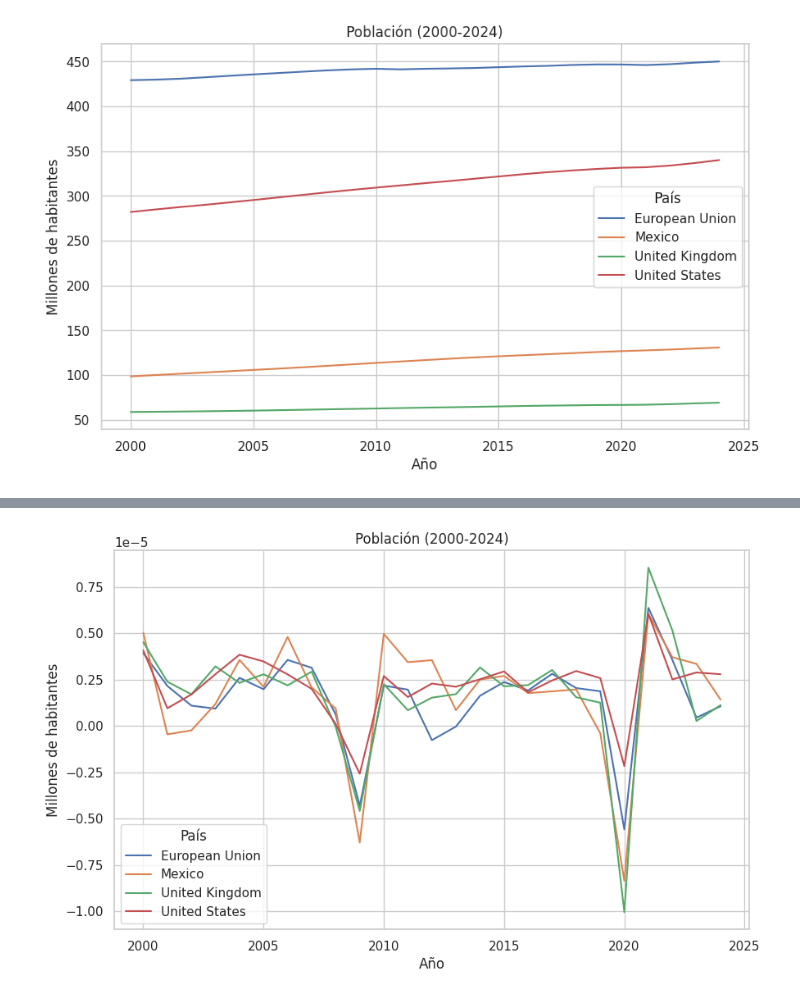
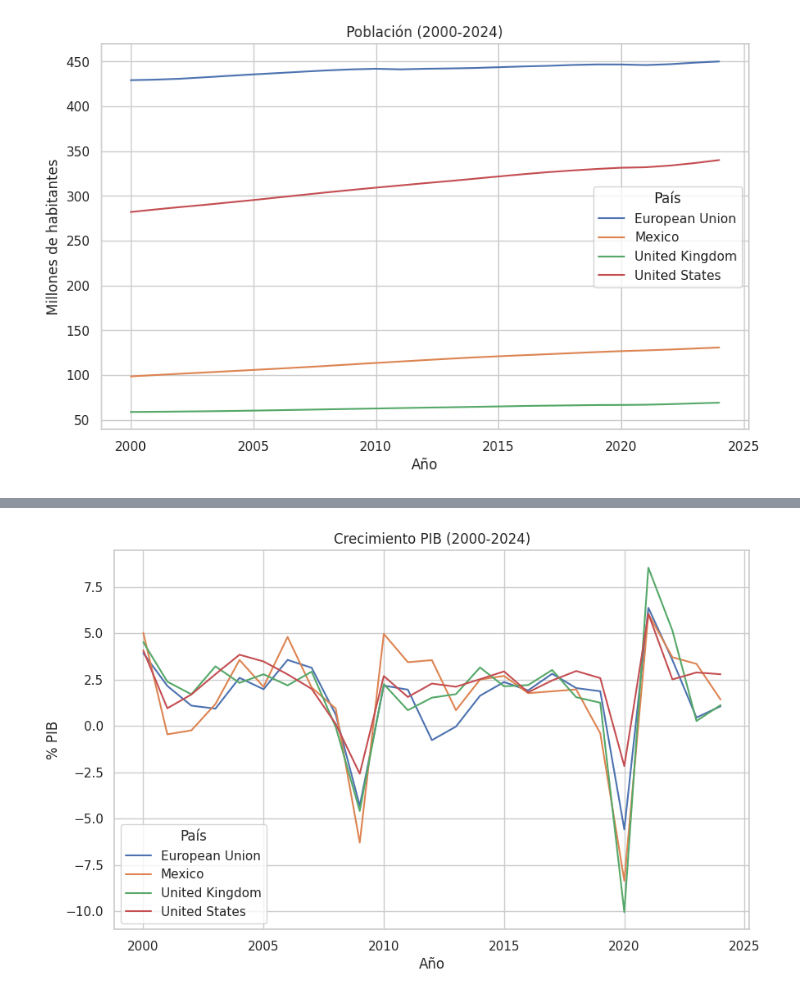
Before and after one commit to raulval9/PrimerPrueba, a Jupyter notebook: IndicadoresReinoUnido.ipynb, the cells around one changed output, grey strips where cells are left out. Cells and saved outputs as stored; diff of their text form; code cells hidden in the pictures.

```diff
--- a/IndicadoresReinoUnido.ipynb
+++ b/IndicadoresReinoUnido.ipynb
@@ -86,27 +86,27 @@ plt.show()
 # %%
-## Consulta de informacion de poblacion y grafico
-# Indicador de población total
+## Consulta de informacion de "Crecimiento PIB % anual"
+# Indicador de crecimiento PIB anual
 indicator = "NY.GDP.MKTP.KD.ZG"
 
 # Descargar datos de los últimos 25 años
 data = wb.get_series(indicator, country=countries, date="2000:2025")
 
 # Reorganizar en un DataFrame
 df = data.unstack(level=0)  # columnas = países, filas = años
 df.index = df.index.droplevel("Series")
 
 # Graficar
-df_millions = df / 1e6
+df_millions = df / 1
 
 df_millions.plot(figsize=(10,6))
 
-plt.title("Población (2000-2024)")
-plt.ylabel("Millones de habitantes")  # 🔧 cambio aquí
+plt.title("Crecimiento PIB (2000-2024)")
+plt.ylabel("% PIB")  # 🔧 cambio aquí
 plt.xlabel("Año")
 plt.legend(title="País")
 plt.grid(True)
 
 plt.show()
 # %% [output]
-[figure, old version]
+[figure, new version]
 # %%
```
Also changed, not shown: parts of 17 cells of this notebook.
